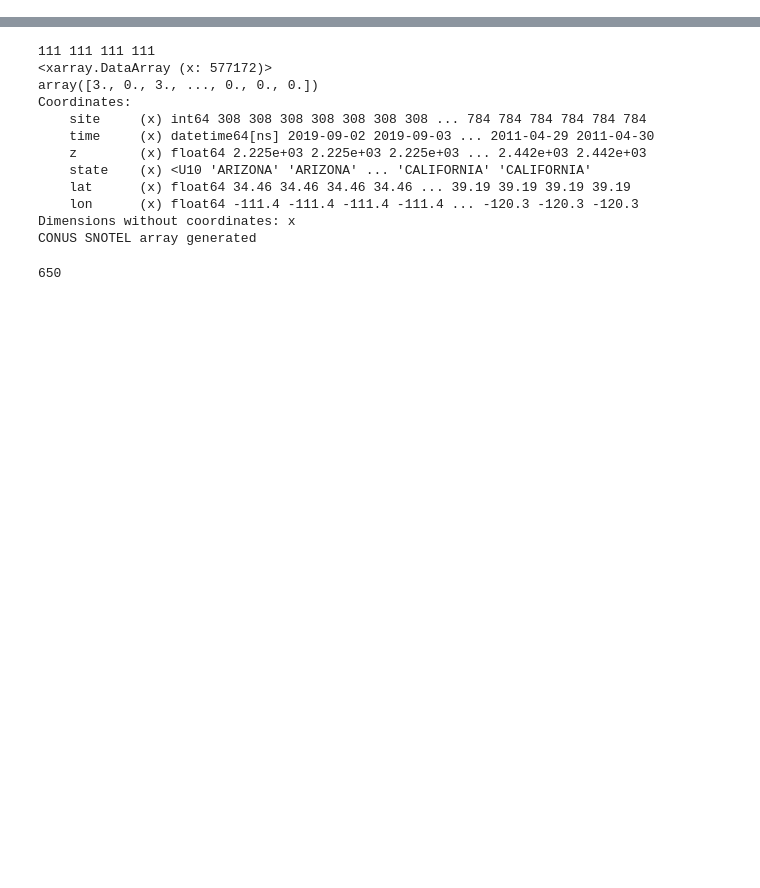
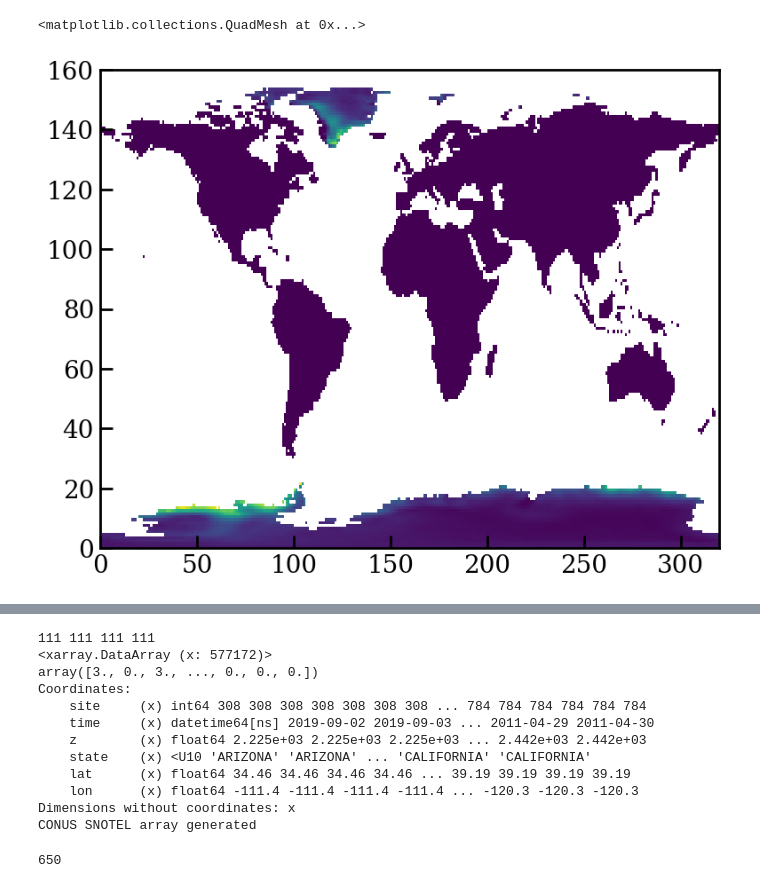
Before and after one commit to mariannecowherd/snow_drought, a Jupyter notebook: nbs/01-plot.ipynb, the cells around one changed output, grey strips where cells are left out. Cells and saved outputs as stored; diff of their text form; code cells hidden in the pictures; blank space fills up the shorter version.

```diff
--- a/nbs/01-plot.ipynb
+++ b/nbs/01-plot.ipynb
@@ -46,3 +68,8 @@ ERROR 1: PROJ: proj_create_from_database: Open of /global/homes/c/cowherd/.conda
+# %%
+plt.pcolormesh(tmp.where(land_mask[0])['snw'][100])
+# %% [output]
+<matplotlib.collections.QuadMesh at 0x...>
+[figure, added]
 # %%
 snotelmeta = pd.read_csv(homedir + 'data/snotelmeta.csv')
 # %%
```
Also changed, not shown: parts of 11 cells of this notebook, 6 other files.
